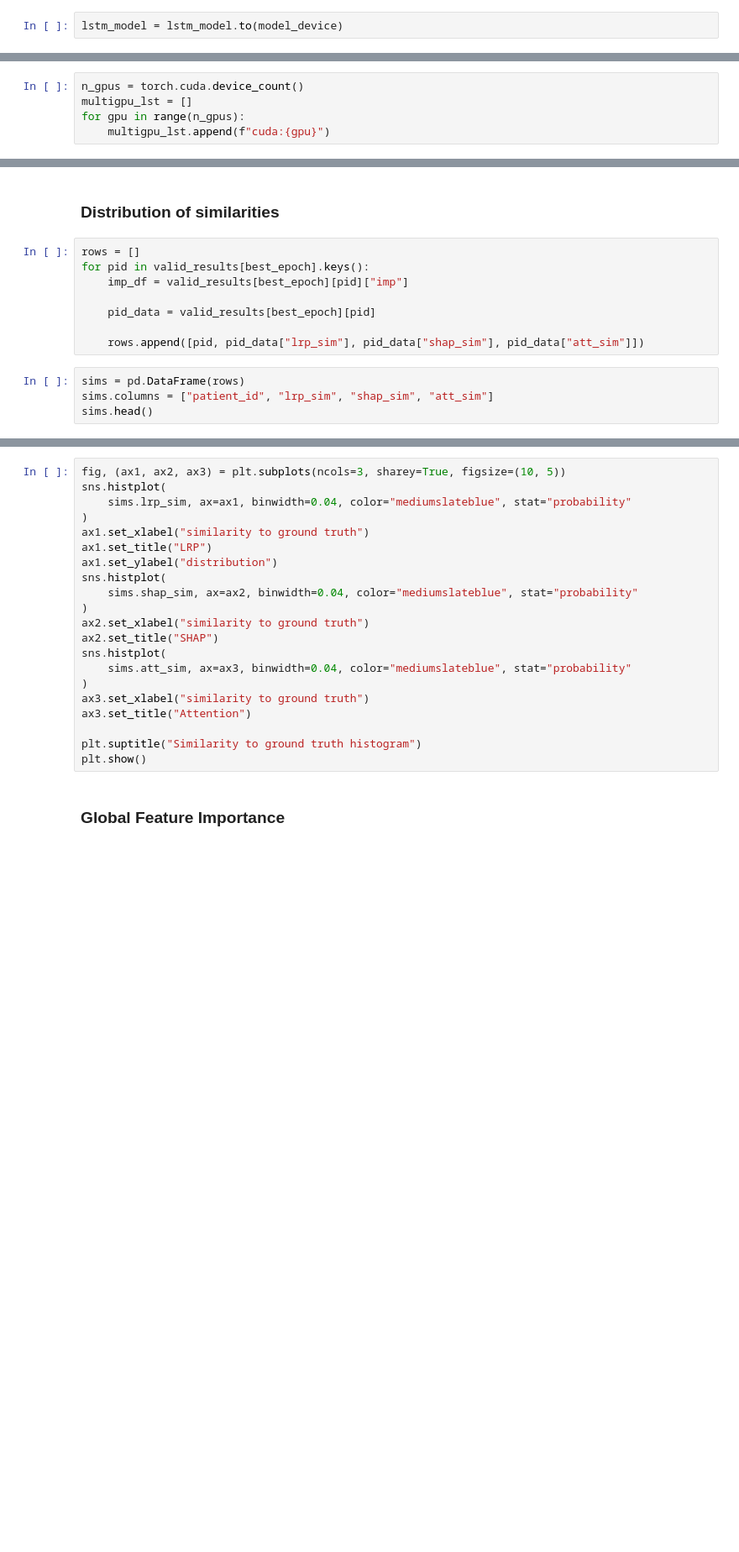
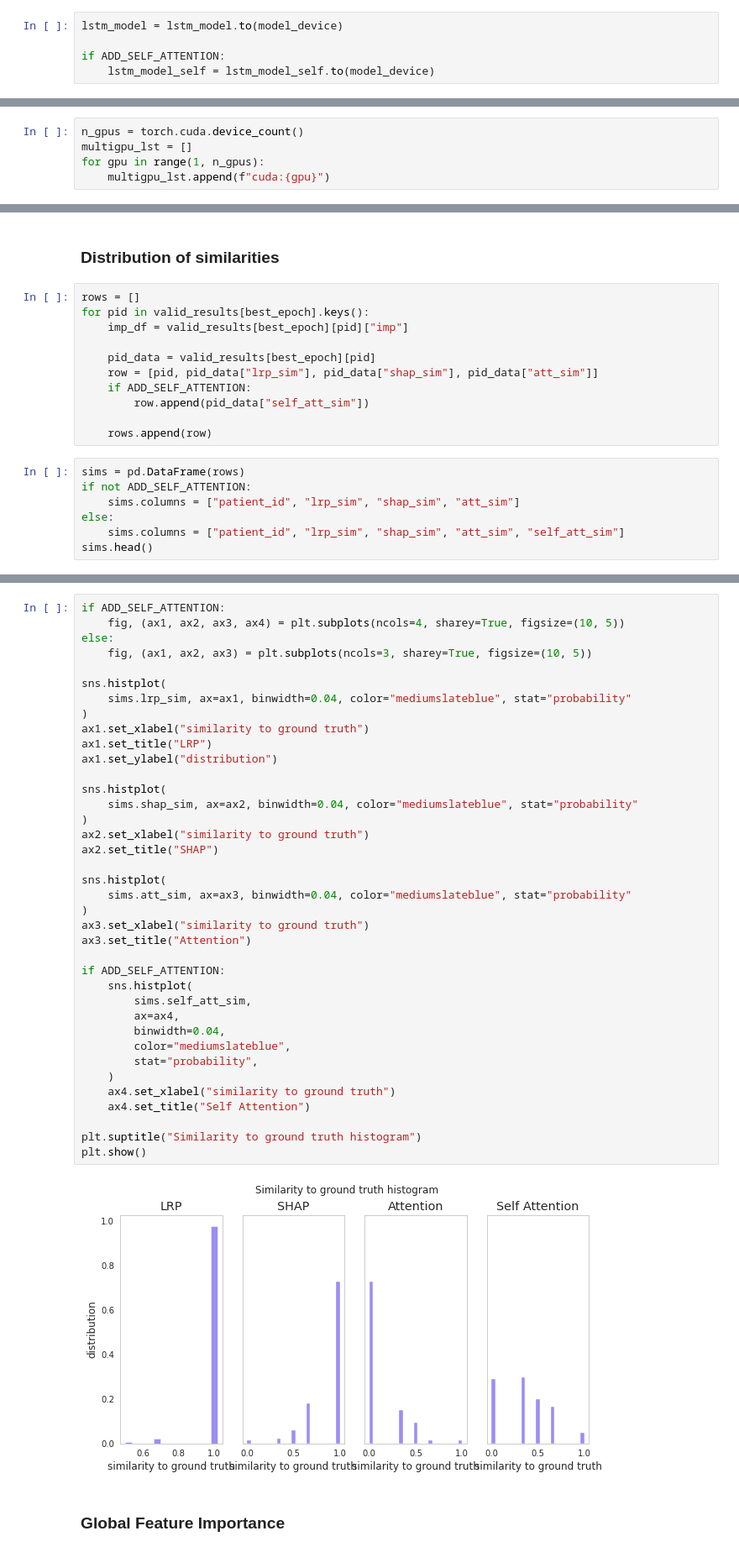
Before and after one commit to Weilin37/CMSAI_Research, a Jupyter notebook: final/explainability/model/lstm.ipynb, the cells around one changed output, grey strips where cells are left out. Shown at 84% size. Cells and saved outputs as stored; diff of their text form; blank space fills up the shorter version.

Commit message:
Integrated Self-Attention LSTM model training

```diff
--- a/final/explainability/model/lstm.ipynb
+++ b/final/explainability/model/lstm.ipynb
@@ -332,6 +347,9 @@ scheduler = torch.optim.lr_scheduler.StepLR(
 )
 # %%
 lstm_model = lstm_model.to(model_device)
+
+if ADD_SELF_ATTENTION:
+    lstm_model_self = lstm_model_self.to(model_device)
 # %%
 pd.read_csv(TRAIN_DATA_PATH).shape, pd.read_csv(VALID_DATA_PATH).shape, pd.read_csv(
     TEST_DATA_PATH
@@ -341,7 +359,7 @@ pd.read_csv(TRAIN_DATA_PATH).shape, pd.read_csv(VALID_DATA_PATH).shape, pd.read_
 # %%
 n_gpus = torch.cuda.device_count()
 multigpu_lst = []
-for gpu in range(n_gpus):
+for gpu in range(1, n_gpus):
     multigpu_lst.append(f"cuda:{gpu}")
 # %%
 # Model Training Results - Validation/Test
@@ -958,9 +1149,15 @@ for pid in valid_results[best_epoch].keys():
     imp_df = valid_results[best_epoch][pid]["imp"]
 
     pid_data = valid_results[best_epoch][pid]
+    row = [pid, pid_data["lrp_sim"], pid_data["shap_sim"], pid_data["att_sim"]]
+    if ADD_SELF_ATTENTION:
+        row.append(pid_data["self_att_sim"])
 
-    rows.append([pid, pid_data["lrp_sim"], pid_data["shap_sim"], pid_data["att_sim"]])
+    rows.append(row)
 # %%
 sims = pd.DataFrame(rows)
-sims.columns = ["patient_id", "lrp_sim", "shap_sim", "att_sim"]
+if not ADD_SELF_ATTENTION:
+    sims.columns = ["patient_id", "lrp_sim", "shap_sim", "att_sim"]
+else:
+    sims.columns = ["patient_id", "lrp_sim", "shap_sim", "att_sim", "self_att_sim"]
 sims.head()
@@ -969,24 +1183,43 @@ sims.describe()
 # %%
-fig, (ax1, ax2, ax3) = plt.subplots(ncols=3, sharey=True, figsize=(10, 5))
+if ADD_SELF_ATTENTION:
+    fig, (ax1, ax2, ax3, ax4) = plt.subplots(ncols=4, sharey=True, figsize=(10, 5))
+else:
+    fig, (ax1, ax2, ax3) = plt.subplots(ncols=3, sharey=True, figsize=(10, 5))
+
 sns.histplot(
     sims.lrp_sim, ax=ax1, binwidth=0.04, color="mediumslateblue", stat="probability"
 )
 ax1.set_xlabel("similarity to ground truth")
 ax1.set_title("LRP")
 ax1.set_ylabel("distribution")
+
 sns.histplot(
     sims.shap_sim, ax=ax2, binwidth=0.04, color="mediumslateblue", stat="probability"
 )
 ax2.set_xlabel("similarity to ground truth")
 ax2.set_title("SHAP")
+
 sns.histplot(
     sims.att_sim, ax=ax3, binwidth=0.04, color="mediumslateblue", stat="probability"
 )
 ax3.set_xlabel("similarity to ground truth")
 ax3.set_title("Attention")
 
+if ADD_SELF_ATTENTION:
+    sns.histplot(
+        sims.self_att_sim,
+        ax=ax4,
+        binwidth=0.04,
+        color="mediumslateblue",
+        stat="probability",
+    )
+    ax4.set_xlabel("similarity to ground truth")
+    ax4.set_title("Self Attention")
+
 plt.suptitle("Similarity to ground truth histogram")
 plt.show()
+# %% [output]
+[figure, added]
 # %% [markdown]
 ### Global Feature Importance
 # %%
```
Also changed, not shown: parts of 36 cells of this notebook, 2 other files.
